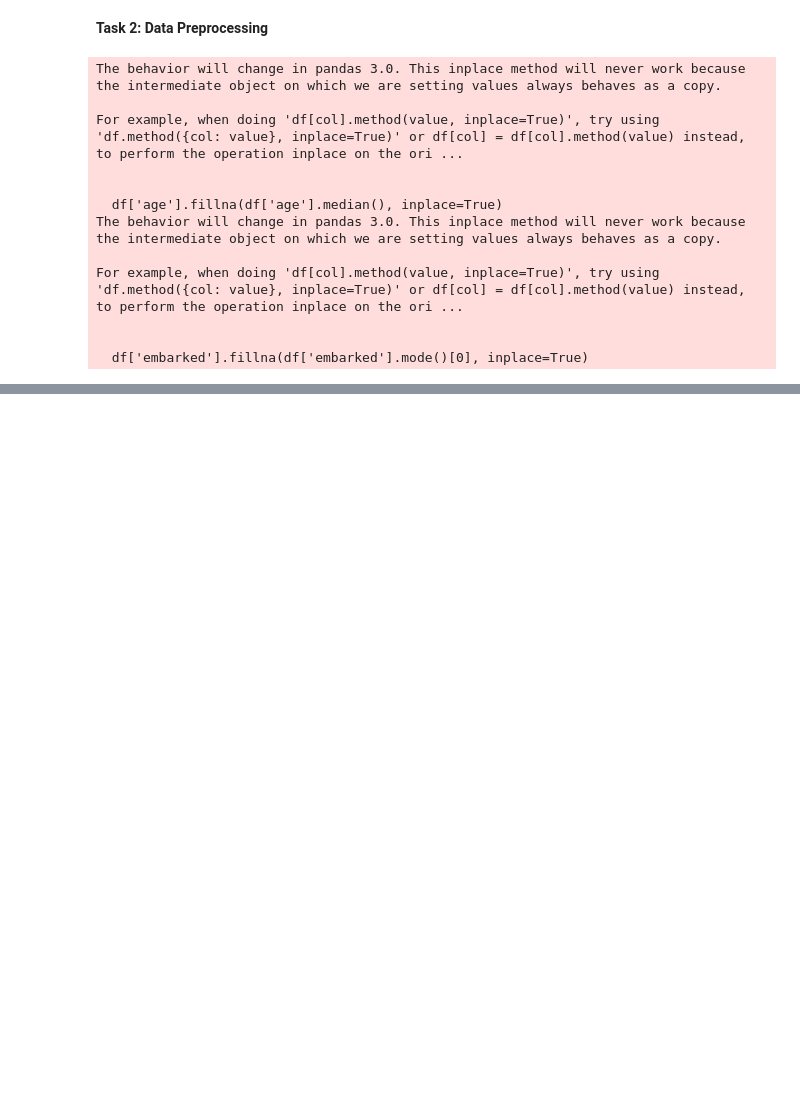
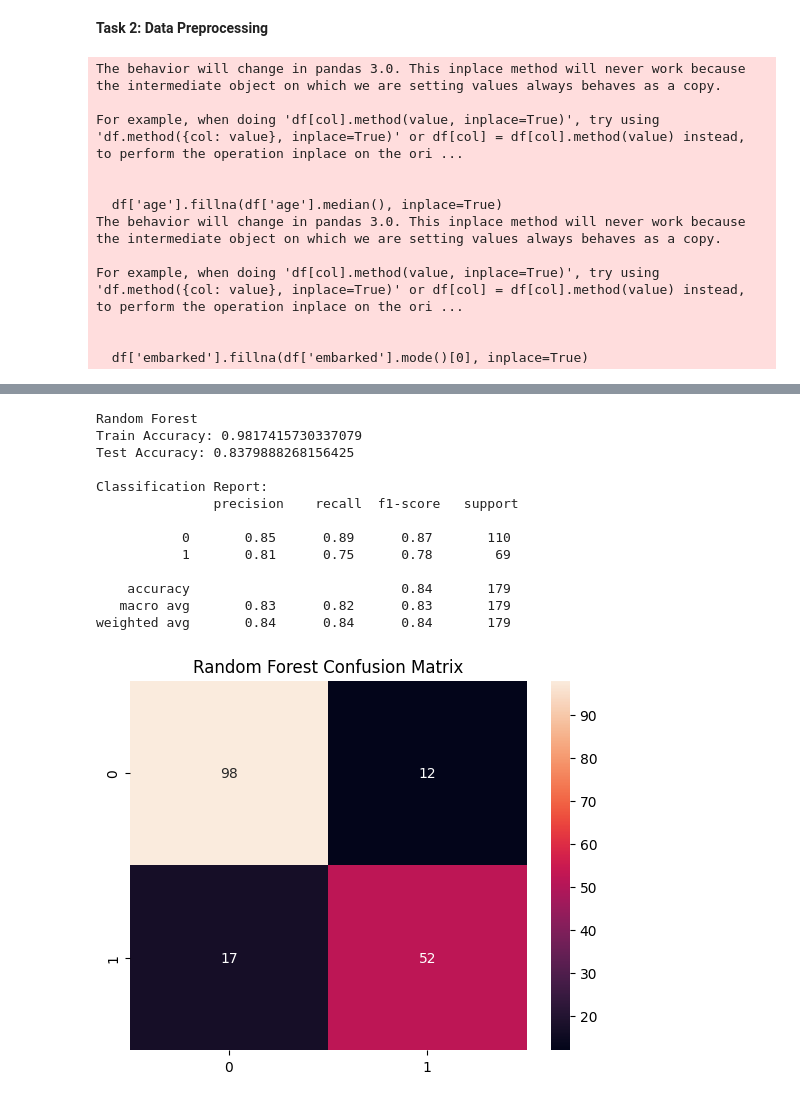
Before and after one commit to MMujtabaX/Titanic_Survival_Predictor, a Jupyter notebook: main.ipynb, the cells around one changed output, grey strips where cells are left out. Cells and saved outputs as stored; diff of their text form; code cells hidden in the pictures; blank space fills up the shorter version.

```diff
--- a/main.ipynb
+++ b/main.ipynb
@@ -183,0 +220,18 @@ X_test = scaler.transform(X_test)
+# %%
+rf = RandomForestClassifier(n_estimators=100)
+evaluate_model(rf, X_train, X_test, y_train, y_test, "Random Forest")
+# %% [output]
+Random Forest
+Train Accuracy: 0.9817415730337079
+Test Accuracy: 0.8379888268156425
+
+Classification Report:
+               precision    recall  f1-score   support
+
+           0       0.85      0.89      0.87       110
+           1       0.81      0.75      0.78        69
+
+    accuracy                           0.84       179
+   macro avg       0.83      0.82      0.83       179
+weighted avg       0.84      0.84      0.84       179
+[figure, added]
```
Also changed, not shown: parts of 6 cells of this notebook.
